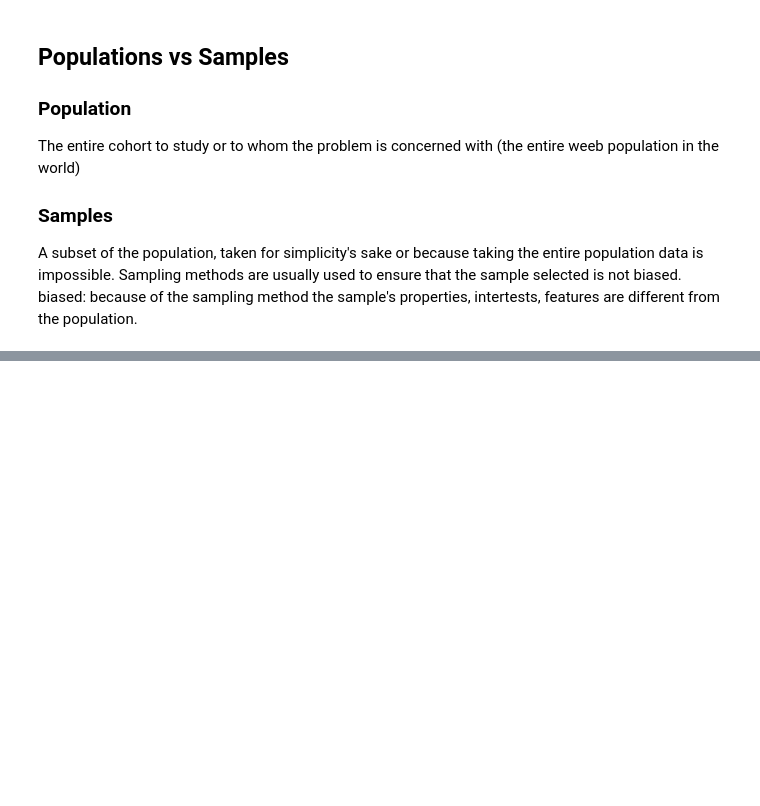
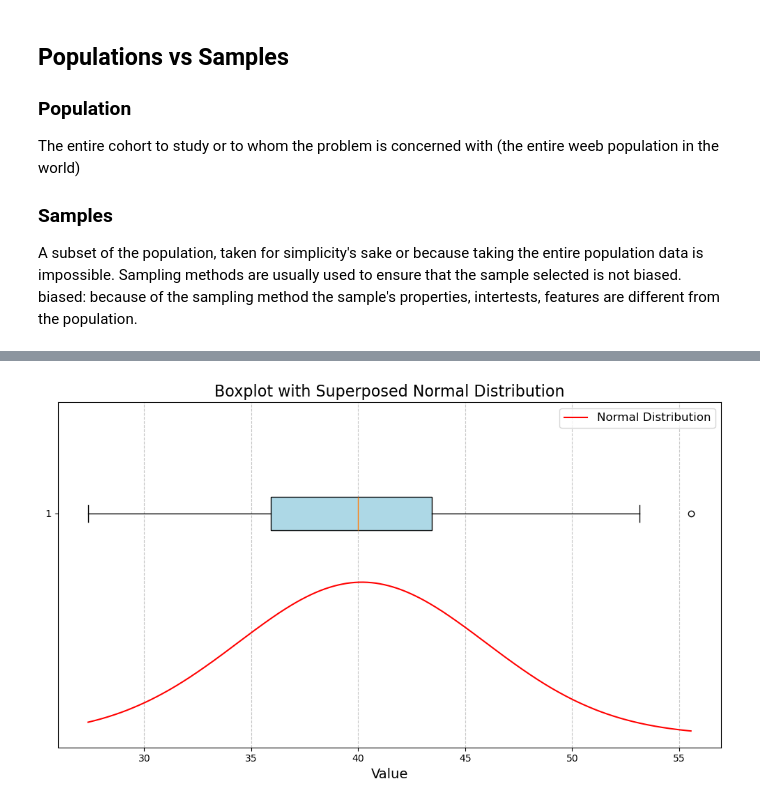
Before and after one commit to santiago20342/python-coruse, a Jupyter notebook: Projects/analysis/exploration.ipynb, the cells around one changed output, grey strips where cells are left out. Saved outputs shown, nothing was run; the diff lists cells and outputs as text; code cells hidden in the pictures; blank space fills up the shorter version.

Commit message:
went ahead with stats theory and the anime exploration

```diff
--- a/Projects/analysis/exploration.ipynb
+++ b/Projects/analysis/exploration.ipynb
@@ -64,0 +137,22 @@ Frequency Distribution Table:
+# %%
+from scipy.stats import norm
+
+# Create the boxplot
+plt.figure(figsize=(10, 6))
+plt.boxplot(sample, vert=False, patch_artist=True, boxprops=dict(facecolor='lightblue', color='black'))
+
+# Overlay the normal distribution
+mean, std = norm.fit(sample)
+x = np.linspace(min(sample), max(sample), 1000)
+pdf = norm.pdf(x, mean, std)
+pdf_scaled = pdf * len(sample) * 0.1  # Scale the PDF to match the boxplot scale
+
+plt.plot(x, pdf_scaled, color='red', label='Normal Distribution')
+plt.title('Boxplot with Superposed Normal Distribution', fontsize=16)
+plt.xlabel('Value', fontsize=14)
+plt.legend(fontsize=12)
+plt.grid(axis='x', linestyle='--', alpha=0.7)
+plt.tight_layout()
+plt.show()
+# %% [output]
+[figure, added]
```
Also changed, not shown: parts of 13 cells of this notebook, 1 other file.
